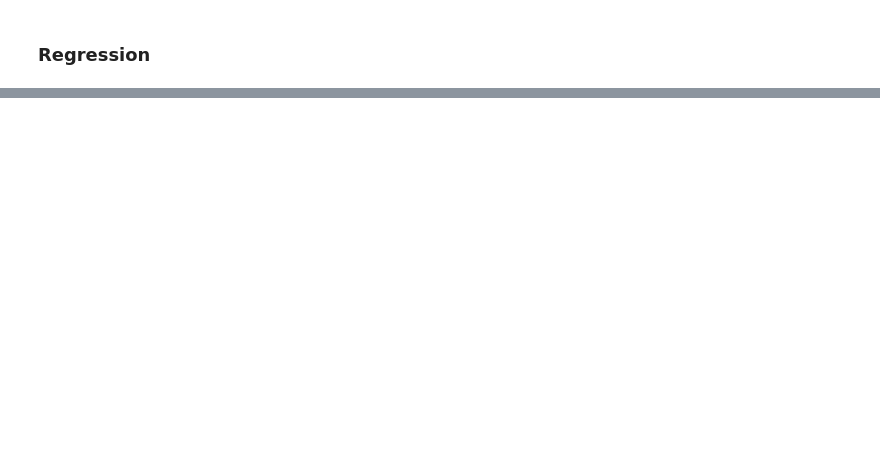
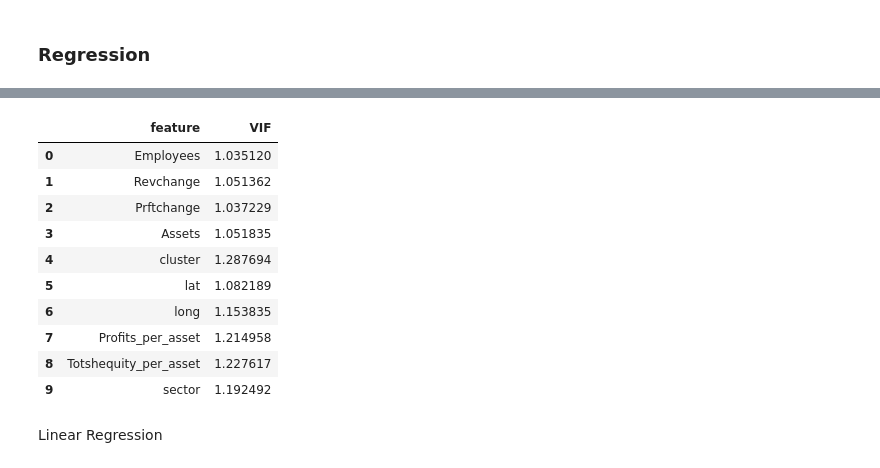
Before and after one commit to sourasen1011/Learning_From_Data, a Jupyter notebook: Fortune_500/new_file.ipynb, the cells around one changed output, grey strips where cells are left out. Saved outputs shown, nothing was run; the diff lists cells and outputs as text; code cells hidden in the pictures; blank space fills up the shorter version.

```diff
--- a/Fortune_500/new_file.ipynb
+++ b/Fortune_500/new_file.ipynb
@@ -71,4 +70,8 @@ def feature_engg_chain(data,target,feature_sc):
     return data_sd
 # %%
 feature_sc = StandardScaler()
-data_sd = feature_engg_chain(frt_500[[col for col in frt_500 if col!="Revenues"]], frt_500.Revenues, feature_sc)
+data_sd = feature_engg_chain(
+    frt_500[[col for col in frt_500 if col!="Revenues"]],
+    frt_500.Revenues,
+    scaler=feature_sc
+    )
@@ -283,0 +378,34 @@ X_train.head(2)
+# %%
+train_scaler = StandardScaler()
+train_df = feature_engg_chain(X_train , y_train , train_scaler)
+X_train_df = train_df[[col for col in train_df if col!='Revenues']]
+y_train_df =train_df.Revenues
+
+test_scaler = StandardScaler()
+test_df = feature_engg_chain(X_test , y_test , test_scaler)
+X_test_df = test_df[[col for col in test_df if col!='Revenues']]
+y_test_df =test_df.Revenues
+# %%
+# VIF dataframe
+vif_data = pd.DataFrame()
+vif_data["feature"] = X_train_df.drop('industry',axis = 1).columns
+
+# calculating VIF for each feature
+vif_data["VIF"] = [variance_inflation_factor(X_train_df.drop('industry',axis = 1).values, i)
+                          for i in range(len(X_train_df.drop('industry',axis = 1).columns))]
+
+vif_data
+# %% [output]
+|  | feature | VIF |
+| 0 | Employees | 1.035120 |
+| 1 | Revchange | 1.051362 |
+| 2 | Prftchange | 1.037229 |
+| 3 | Assets | 1.051835 |
+| 4 | cluster | 1.287694 |
+| 5 | lat | 1.082189 |
+| 6 | long | 1.153835 |
+| 7 | Profits_per_asset | 1.214958 |
+| 8 | Totshequity_per_asset | 1.227617 |
+| 9 | sector | 1.192492 |
+# %% [markdown]
+Linear Regression
```
Also changed, not shown: parts of 49 cells of this notebook, 1 other file.
